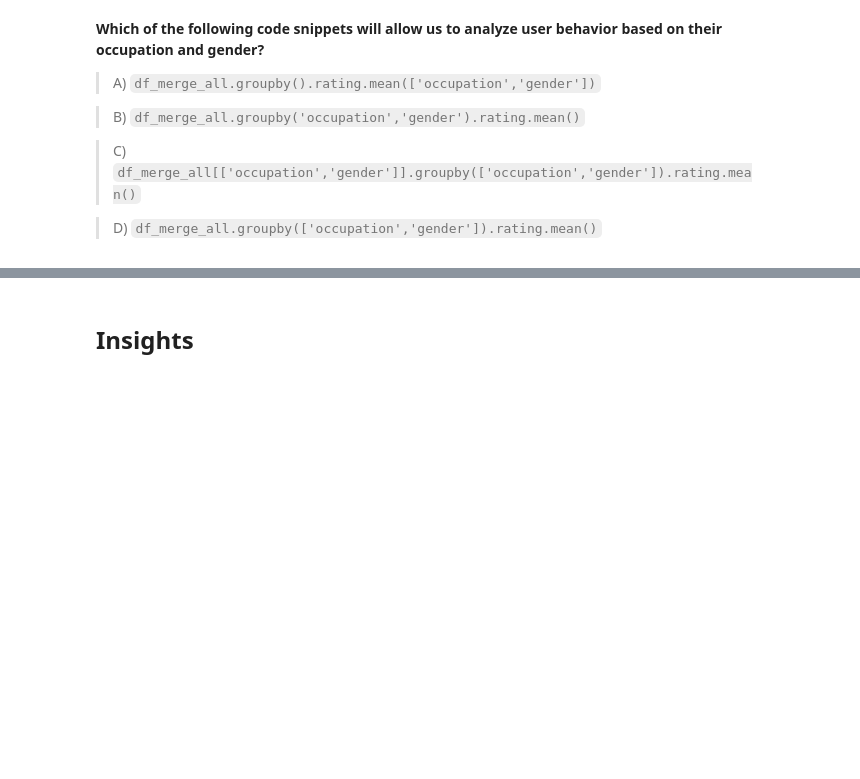
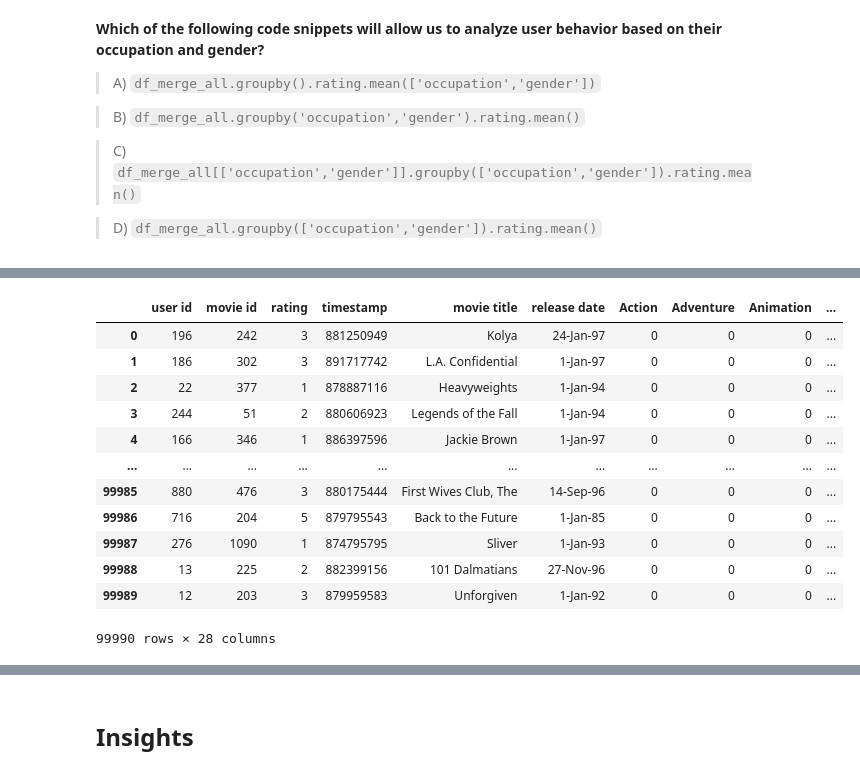
Before and after one commit to Vijayalakshmitce/8-2-demo, a Jupyter notebook: Session_Notebook_AIML_Movie_Lens_Notebook.ipynb, the cells around one changed output, grey strips where cells are left out. Drawn from its saved outputs; the diff is of its cells as text; code cells hidden in the pictures; blank space fills up the shorter version.

```diff
--- a/Session_Notebook_AIML_Movie_Lens_Notebook.ipynb
+++ b/Session_Notebook_AIML_Movie_Lens_Notebook.ipynb
@@ -988,3 +1037,5 @@ Since we have extracted the top rated movies with most number of ratings given b
 All the datasets can be used to identify the demography of the users. Therefore, we will merge all the datasets together and perform the analysis
 
 Since we have already merged datasets `rating` and `movie` in a variable `df_merge`, therefore we can merge the dataset `user` with this dataset
+# %%
+dfBoth = ratings.merge(movie,on='movie id',how='inner')
@@ -1025,0 +1229,17 @@ df_merge_all.groupby('occupation').rating.mean().sort_values(ascending= False) #
+# %%
+dfboth1 = dfBoth.merge(user,on='user id',how='inner')
+dfboth1
+# %% [output]
+|  | user id | movie id | rating | timestamp | movie title | release date | Action | Adventure | Animation | ... |
+| 0 | 196 | 242 | 3 | 881250949 | Kolya | 24-Jan-97 | 0 | 0 | 0 | ... |
+| 1 | 186 | 302 | 3 | 891717742 | L.A. Confidential | 1-Jan-97 | 0 | 0 | 0 | ... |
+| 2 | 22 | 377 | 1 | 878887116 | Heavyweights | 1-Jan-94 | 0 | 0 | 0 | ... |
+| 3 | 244 | 51 | 2 | 880606923 | Legends of the Fall | 1-Jan-94 | 0 | 0 | 0 | ... |
+| 4 | 166 | 346 | 1 | 886397596 | Jackie Brown | 1-Jan-97 | 0 | 0 | 0 | ... |
+| ... | ... | ... | ... | ... | ... | ... | ... | ... | ... | ... |
+| 99985 | 880 | 476 | 3 | 880175444 | First Wives Club, The | 14-Sep-96 | 0 | 0 | 0 | ... |
+| 99986 | 716 | 204 | 5 | 879795543 | Back to the Future | 1-Jan-85 | 0 | 0 | 0 | ... |
+| 99987 | 276 | 1090 | 1 | 874795795 | Sliver | 1-Jan-93 | 0 | 0 | 0 | ... |
+| 99988 | 13 | 225 | 2 | 882399156 | 101 Dalmatians | 27-Nov-96 | 0 | 0 | 0 | ... |
+| 99989 | 12 | 203 | 3 | 879959583 | Unforgiven | 1-Jan-92 | 0 | 0 | 0 | ... |
+99990 rows × 28 columns
```
Also changed, not shown: parts of 43 cells of this notebook.
